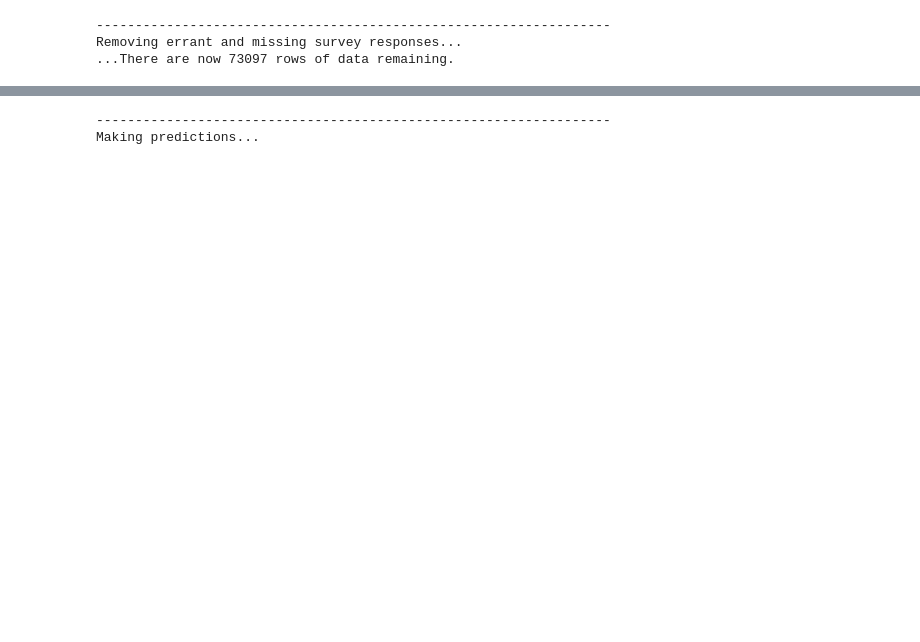
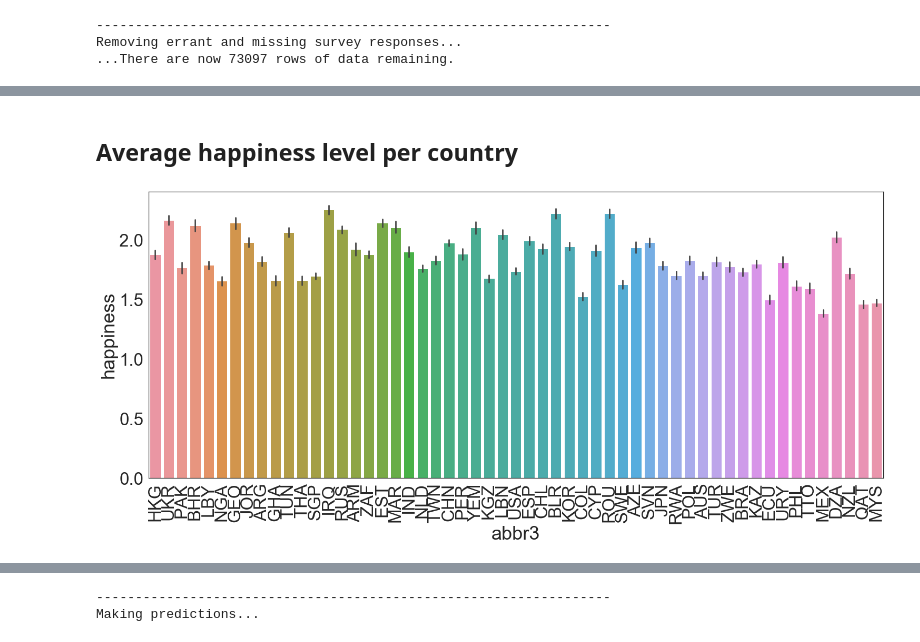
Before and after one commit to harrydurbin/happiness-level-predictor, a Jupyter notebook: happiness.ipynb, the cells around one changed output, grey strips where cells are left out. Saved outputs shown, nothing was run; the diff lists cells and outputs as text; code cells hidden in the pictures; blank space fills up the shorter version.

```diff
--- a/happiness.ipynb
+++ b/happiness.ipynb
@@ -232,0 +211,10 @@ Splitting data into test and train sets...
+# %% [markdown]
+## Average happiness level per country
+# %%
+f, axes = plt.subplots(1, 1, figsize=(25, 10))
+sns.set(font_scale=2,style="white")
+sns.barplot(x='abbr3', y='happiness', data=df4.sort_values('happiness',ascending=False))
+plt.xticks(rotation='vertical')
+plt.show()
+# %% [output]
+[figure, added]
```
Also changed, not shown: parts of 51 cells of this notebook, 2 other files.
